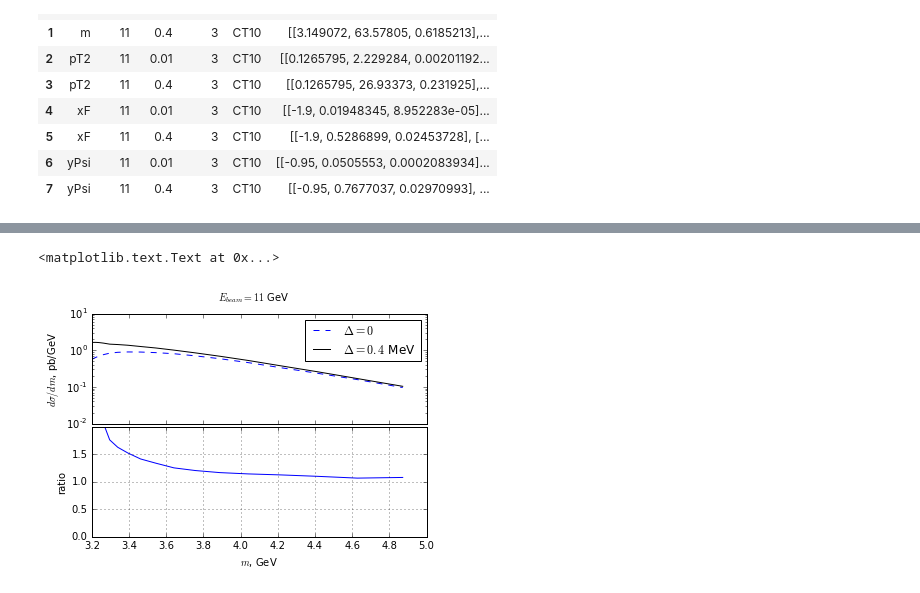
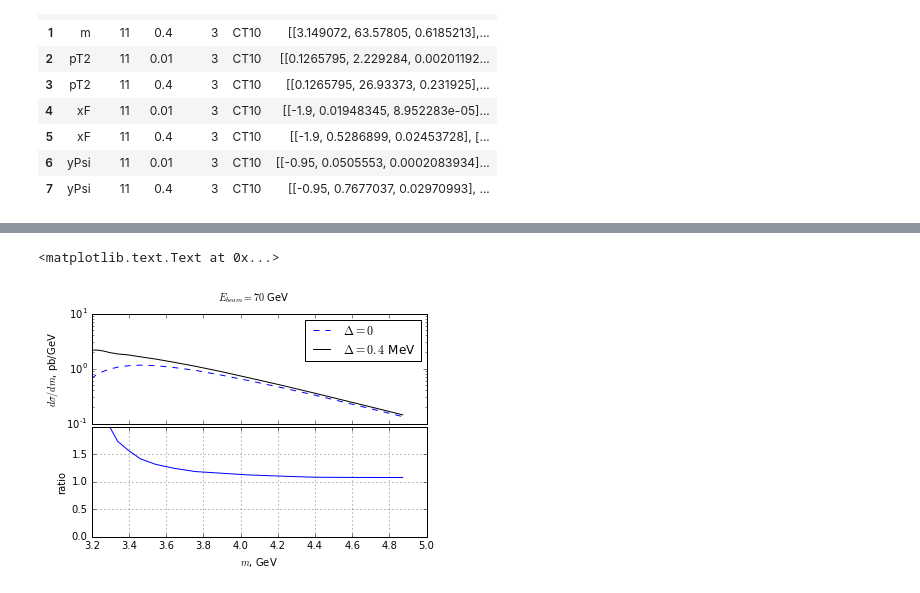
Before and after one commit to alexey-luchinsky/directpsi, a Jupyter notebook: figures/figures.ipynb, the cells around one changed output, grey strips where cells are left out. Drawn from its saved outputs; the diff is of its cells as text; code cells hidden in the pictures.

```diff
--- a/figures/figures.ipynb
+++ b/figures/figures.ipynb
@@ -98,7 +98,8 @@ data
 | 6 | yPsi | 11 | 0.01 | 3 | CT10 | [[-0.95, 0.0505553, 0.0002083934]... |
 | 7 | yPsi | 11 | 0.4 | 3 | CT10 | [[-0.95, 0.7677037, 0.02970993], ... |
 # %%
-load_all_data(data,'../build/B/')
+data=create_data()
+load_all_data(data,'../build/U70/')
 data
 # %% [output]
 |  | var | ecm | delta | alpha | pdf | data |
@@ -144,17 +137,17 @@ def get_y_label(var):
         return '???'
 # %%
 var='m'
-ecm=11
+ecm=70
 pdf='CT10'
 tab001=get_xy_data(data,{'var':var,'ecm':ecm,'pdf':pdf,'delta':0.01})
 tab04=get_xy_data(data,{'var':var,'ecm':ecm,'pdf':pdf,'delta':0.4})
 f,(ax1,ax2)=plot_with_rarios(tab001,tab04)
 ax1.set_ylabel(get_y_label(var))
 ax2.set_xlabel(get_x_label(var))
 ax1.set_yscale('log')
 plt.suptitle(r'$E_{beam}=%2.0f$ GeV'%ecm)
 # %% [output]
 <matplotlib.text.Text at 0x...>
-[figure, old version]
+[figure, new version]
 # %%
 var='xF'
```
Also changed, not shown: parts of 5 cells of this notebook, 5 other files.
